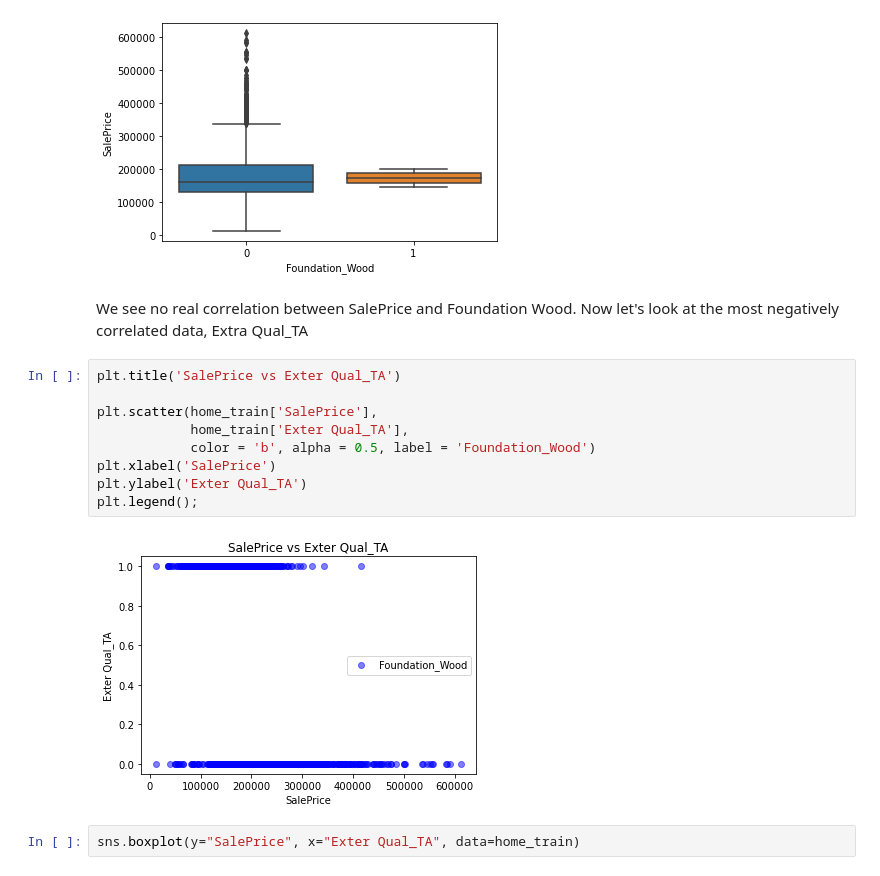
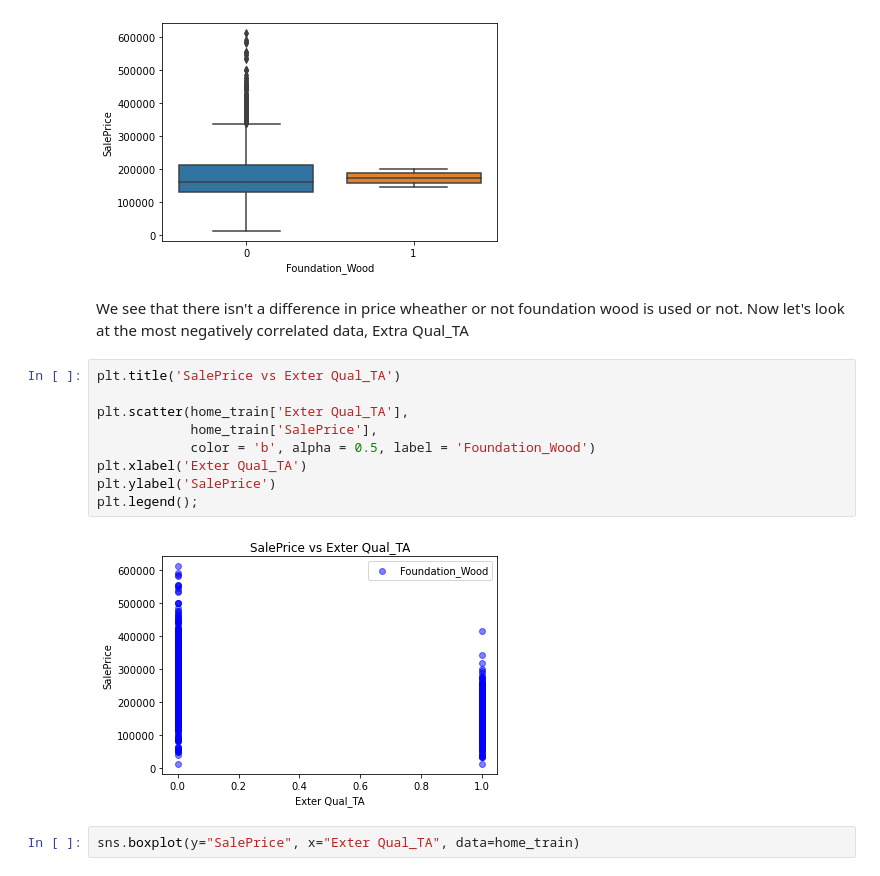
Before and after one commit to matthew-edelmann/Ames-Housing-Data-and-Kaggle-Challenge, a Jupyter notebook: project_2.ipynb, the cells around one changed output. Saved outputs shown, nothing was run; the diff lists cells and outputs as text.

```diff
--- a/project_2.ipynb
+++ b/project_2.ipynb
@@ -331,18 +333,18 @@ sns.boxplot(y="SalePrice", x="Foundation_Wood", data=home_train)
 <AxesSubplot:xlabel='Foundation_Wood', ylabel='SalePrice'>
 [figure]
 # %% [markdown]
-We see no real correlation between SalePrice and Foundation Wood. Now let's look at the most negatively correlated data, Extra Qual_TA
+We see that there isn't a difference in price wheather or not foundation wood is used or not. Now let's look at the most negatively correlated data, Extra Qual_TA
 # %%
 plt.title('SalePrice vs Exter Qual_TA')
 
-plt.scatter(home_train['SalePrice'],
-            home_train['Exter Qual_TA'],
+plt.scatter(home_train['Exter Qual_TA'],
+            home_train['SalePrice'],
             color = 'b', alpha = 0.5, label = 'Foundation_Wood')
-plt.xlabel('SalePrice')
-plt.ylabel('Exter Qual_TA')
+plt.xlabel('Exter Qual_TA')
+plt.ylabel('SalePrice')
 plt.legend();
 # %% [output]
-[figure, old version]
+[figure, new version]
 # %%
 sns.boxplot(y="SalePrice", x="Exter Qual_TA", data=home_train)
 # %% [output]
```
Also changed, not shown: parts of 53 cells of this notebook.
